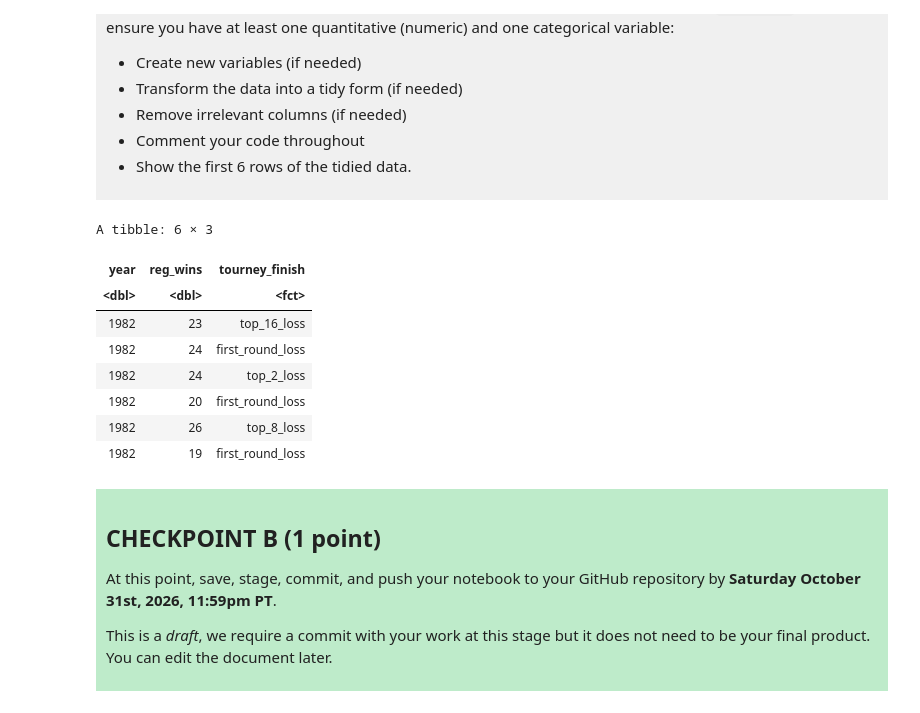
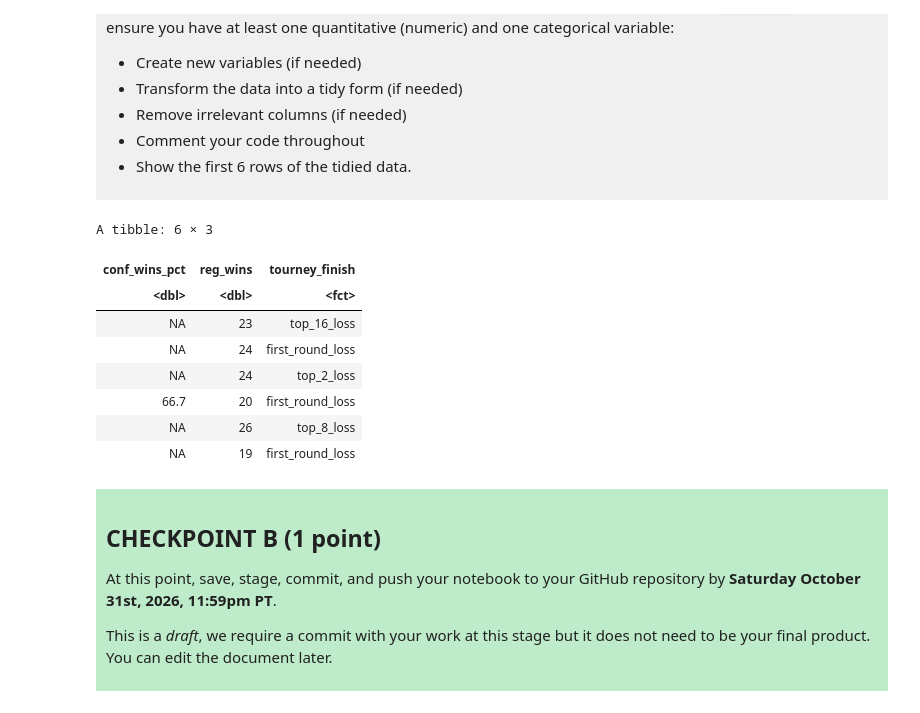
Before and after one commit to RayanHu74/dsci-100-project-rayan-hu, a Jupyter notebook: dsci-100-project-notebook.ipynb, the cells around one changed output. Saved outputs shown, nothing was run; the diff lists cells and outputs as text; code cells hidden in the pictures.

```diff
--- a/dsci-100-project-notebook.ipynb
+++ b/dsci-100-project-notebook.ipynb
@@ -223,24 +223,34 @@ Produce a tidy data set that could be used to answer your research question usin
 </div>
 # %%
 ncaa_tidydata <- ncaa_data |>
-    select(year, reg_wins, tourney_finish) |>
+    select(conf_wins_pct, reg_wins, tourney_finish) |>
 # Selected the relevant columns for my predictions, keeping only the two predictors and the column to be predicted
-    mutate(tourney_finish = as_factor(tourney_finish))
-# Turned tourney_finish into a factor so R treats it as a category
+    mutate(tourney_finish = factor(tourney_finish,
+                                      levels = c("opening_round_loss",
+                                            "first_round_loss",
+                                            "second_round_loss",
+                                            "top_16_loss",
+                                            "top_8_loss",
+                                            "top_4_loss",
+                                            "top_2_loss",
+                                            "champ")
+                                     ))
+# Turned tourney_finish into a factor so R treats it as a category, also reordered the categories (otherwise R orders by which shows up first based on the data).
+# Factor was used rather than as_factor since as_factor doesn't allow the convenient reordering.
 # No further transformation is needed, as the data is tidy in the form of a single variable per column, a single observation per row, and a single value per cell
 ncaa_tidydata_preview <- slice(ncaa_tidydata, 1:6)
 # Sliced the first 6 rows of the tidied data
 ncaa_tidydata_preview
 # %% [output]
 A tibble: 6 × 3
-| year | reg_wins | tourney_finish |
+| conf_wins_pct | reg_wins | tourney_finish |
 | <dbl> | <dbl> | <fct> |
-| 1982 | 23 | top_16_loss |
-| 1982 | 24 | first_round_loss |
-| 1982 | 24 | top_2_loss |
-| 1982 | 20 | first_round_loss |
-| 1982 | 26 | top_8_loss |
-| 1982 | 19 | first_round_loss |
+| NA | 23 | top_16_loss |
+| NA | 24 | first_round_loss |
+| NA | 24 | top_2_loss |
+| 66.7 | 20 | first_round_loss |
+| NA | 26 | top_8_loss |
+| NA | 19 | first_round_loss |
 # %% [markdown]
 <div style="background-color: #beebca; padding: 10px;">
 
```
Also changed, not shown: parts of 11 cells of this notebook.
